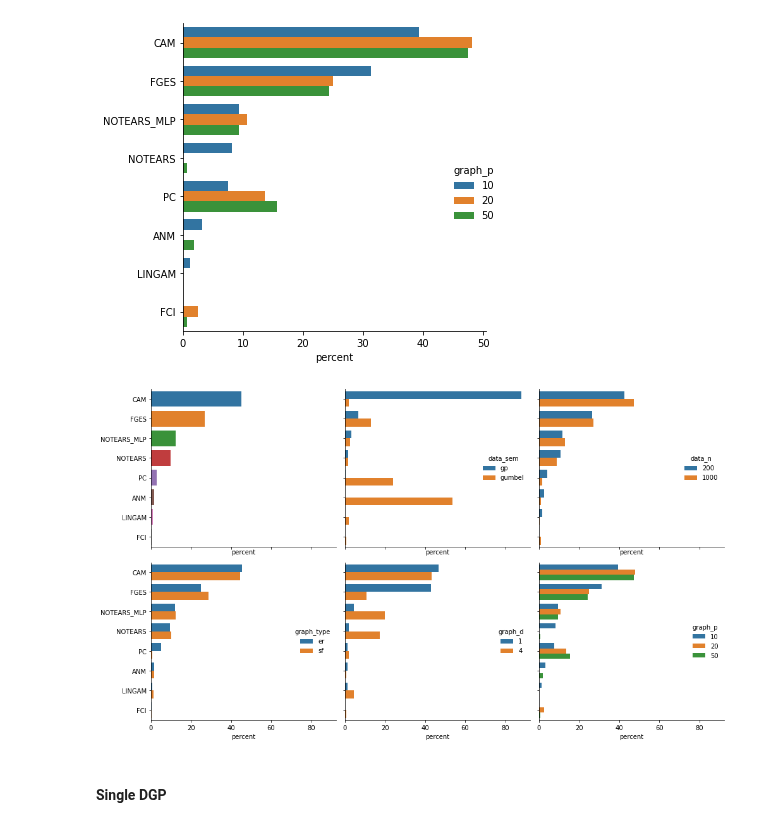
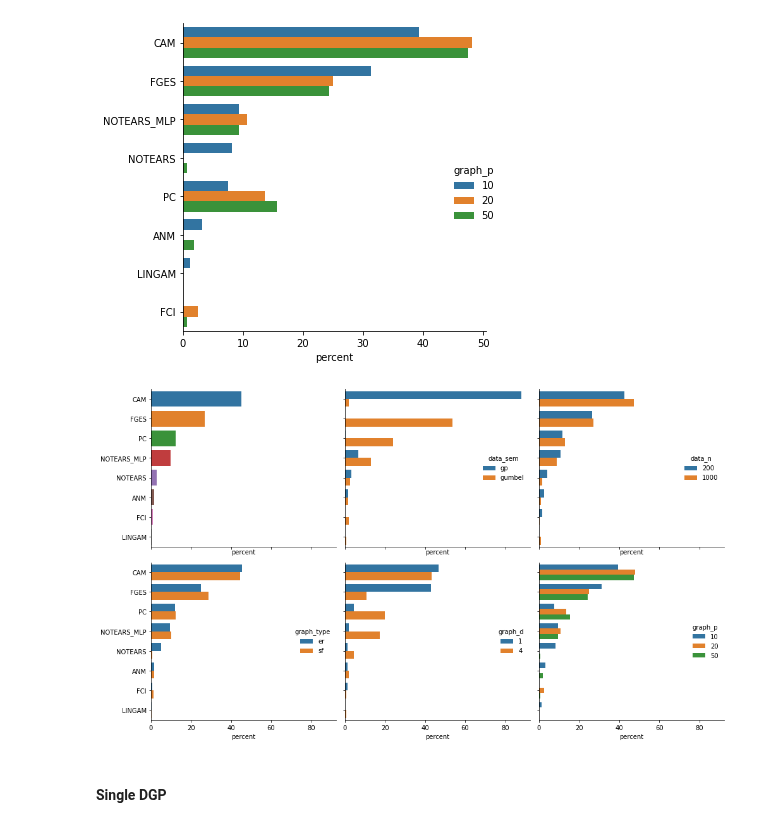
Before and after one commit to misoc-mml/hyperparams-causal-discovery, a Jupyter notebook: hyperparams/model_selection.ipynb, the cells around one changed output. Drawn from its saved outputs; the diff is of its cells as text; code cells hidden in the pictures.

```diff
--- a/hyperparams/model_selection.ipynb
+++ b/hyperparams/model_selection.ipynb
@@ -196,14 +196,14 @@ def winners_grouped(df, gr):
     .reset_index()
     .pipe((sns.catplot, 'data'), x='percent', y='id', hue=gr, kind='bar', orient='h')).set(ylabel='')
 
-def winners_grouped_ax(df, gr, ax):
+def winners_grouped_ax(df, gr, ax, algs):
     (df
     .groupby(gr)['id']
     .value_counts(normalize=True)
     .mul(100)
     .rename('percent')
     .reset_index()
-    .pipe((sns.barplot, 'data'), x='percent', y='id', hue=gr, ax=ax, orient='h')).set(ylabel='')
+    .pipe((sns.barplot, 'data'), x='percent', y='id', hue=gr, order=algs, ax=ax, orient='h')).set(ylabel='')
 # %%
 for o in ['data_sem', 'data_n', 'graph_type', 'graph_d', 'graph_p']:
     print(f'=== {o} ===')
@@ -225,25 +225,27 @@ for o in ['data_sem', 'data_n', 'graph_type', 'graph_d', 'graph_p']:
 # %%
 fig, axs = plt.subplots(2, 3, sharex=True, sharey=True, figsize=(14, 8))
 axs = axs.flatten()
+
+algs = ['CAM', 'FGES', 'PC', 'NOTEARS_MLP', 'NOTEARS', 'ANM', 'FCI', 'LINGAM']
 
 ax = axs[0]
 (df_win['id']
 .value_counts(normalize=True)
 .mul(100)
 .rename('percent')
 .reset_index()
 .pipe((sns.barplot, 'data'), x='percent', y='index', ax=ax, orient='h')).set(ylabel='')
 ax.spines[['right', 'top']].set_visible(False)
 
 for i, o in enumerate(['data_sem', 'data_n', 'graph_type', 'graph_d', 'graph_p']):
-    winners_grouped_ax(df_win, o, axs[i+1])
+    winners_grouped_ax(df_win, o, axs[i+1], algs)
     sns.move_legend(axs[i+1], loc='center right', frameon=False)
     axs[i+1].spines[['right', 'top']].set_visible(False)
 
 plt.tight_layout()
 plt.savefig('./plots/model_selection/ms_all_combined.pdf', dpi=1000)
 # %% [output]
-[figure, old version]
+[figure, new version]
 # %% [markdown]
 #### Single DGP
 # %%
```
Also changed, not shown: parts of 3 cells of this notebook, 7 other files.
